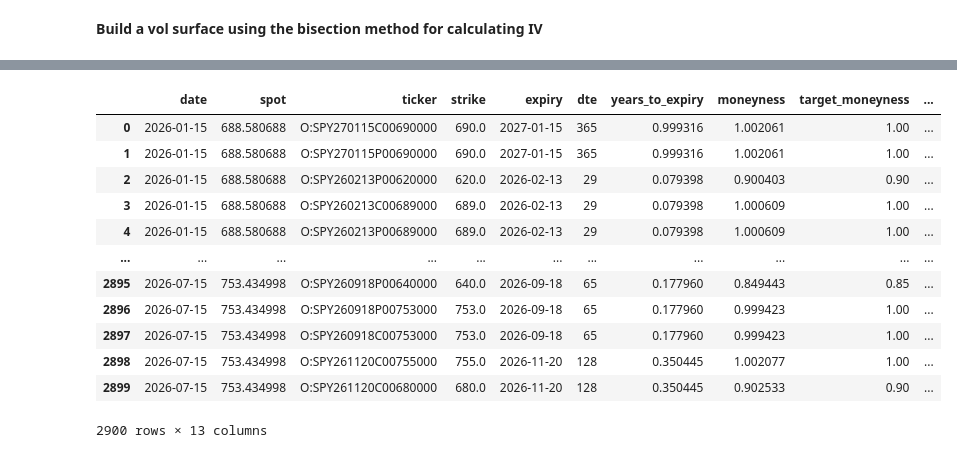
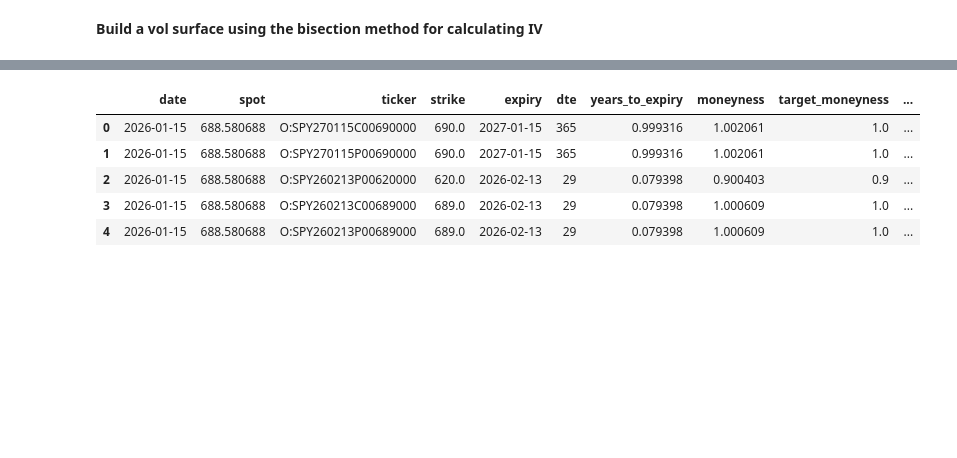
Before and after one commit to william-fan-1/kf-vol-surface, a Jupyter notebook: notebooks/vol_surface.ipynb, the cells around one changed output, grey strips where cells are left out. Saved outputs shown, nothing was run; the diff lists cells and outputs as text; code cells hidden in the pictures; blank space fills up the shorter version.

```diff
--- a/notebooks/vol_surface.ipynb
+++ b/notebooks/vol_surface.ipynb
@@ -11,21 +34,15 @@ from modules.utils import *
 # %%
-# Read in our data
+# Read in our data + add rates
 raw_options = pd.read_csv('../data/spy_surface_raw.csv')
-raw_options
+raw_options = merge_rates(raw_options)
+raw_options.head()
 # %% [output]
 |  | date | spot | ticker | strike | expiry | dte | years_to_expiry | moneyness | target_moneyness | ... |
-| 0 | 2026-01-15 | 688.580688 | O:SPY270115C00690000 | 690.0 | 2027-01-15 | 365 | 0.999316 | 1.002061 | 1.00 | ... |
-| 1 | 2026-01-15 | 688.580688 | O:SPY270115P00690000 | 690.0 | 2027-01-15 | 365 | 0.999316 | 1.002061 | 1.00 | ... |
-| 2 | 2026-01-15 | 688.580688 | O:SPY260213P00620000 | 620.0 | 2026-02-13 | 29 | 0.079398 | 0.900403 | 0.90 | ... |
-| 3 | 2026-01-15 | 688.580688 | O:SPY260213C00689000 | 689.0 | 2026-02-13 | 29 | 0.079398 | 1.000609 | 1.00 | ... |
-| 4 | 2026-01-15 | 688.580688 | O:SPY260213P00689000 | 689.0 | 2026-02-13 | 29 | 0.079398 | 1.000609 | 1.00 | ... |
-| ... | ... | ... | ... | ... | ... | ... | ... | ... | ... | ... |
-| 2895 | 2026-07-15 | 753.434998 | O:SPY260918P00640000 | 640.0 | 2026-09-18 | 65 | 0.177960 | 0.849443 | 0.85 | ... |
-| 2896 | 2026-07-15 | 753.434998 | O:SPY260918P00753000 | 753.0 | 2026-09-18 | 65 | 0.177960 | 0.999423 | 1.00 | ... |
-| 2897 | 2026-07-15 | 753.434998 | O:SPY260918C00753000 | 753.0 | 2026-09-18 | 65 | 0.177960 | 0.999423 | 1.00 | ... |
-| 2898 | 2026-07-15 | 753.434998 | O:SPY261120C00755000 | 755.0 | 2026-11-20 | 128 | 0.350445 | 1.002077 | 1.00 | ... |
-| 2899 | 2026-07-15 | 753.434998 | O:SPY261120C00680000 | 680.0 | 2026-11-20 | 128 | 0.350445 | 0.902533 | 0.90 | ... |
+| 0 | 2026-01-15 | 688.580688 | O:SPY270115C00690000 | 690.0 | 2027-01-15 | 365 | 0.999316 | 1.002061 | 1.0 | ... |
+| 1 | 2026-01-15 | 688.580688 | O:SPY270115P00690000 | 690.0 | 2027-01-15 | 365 | 0.999316 | 1.002061 | 1.0 | ... |
+| 2 | 2026-01-15 | 688.580688 | O:SPY260213P00620000 | 620.0 | 2026-02-13 | 29 | 0.079398 | 0.900403 | 0.9 | ... |
+| 3 | 2026-01-15 | 688.580688 | O:SPY260213C00689000 | 689.0 | 2026-02-13 | 29 | 0.079398 | 1.000609 | 1.0 | ... |
+| 4 | 2026-01-15 | 688.580688 | O:SPY260213P00689000 | 689.0 | 2026-02-13 | 29 | 0.079398 | 1.000609 | 1.0 | ... |
-2900 rows × 13 columns
 # %%
 market_price = raw_options['close'].values
 S = raw_options['spot'].values
```
Also changed, not shown: parts of 5 cells of this notebook.
